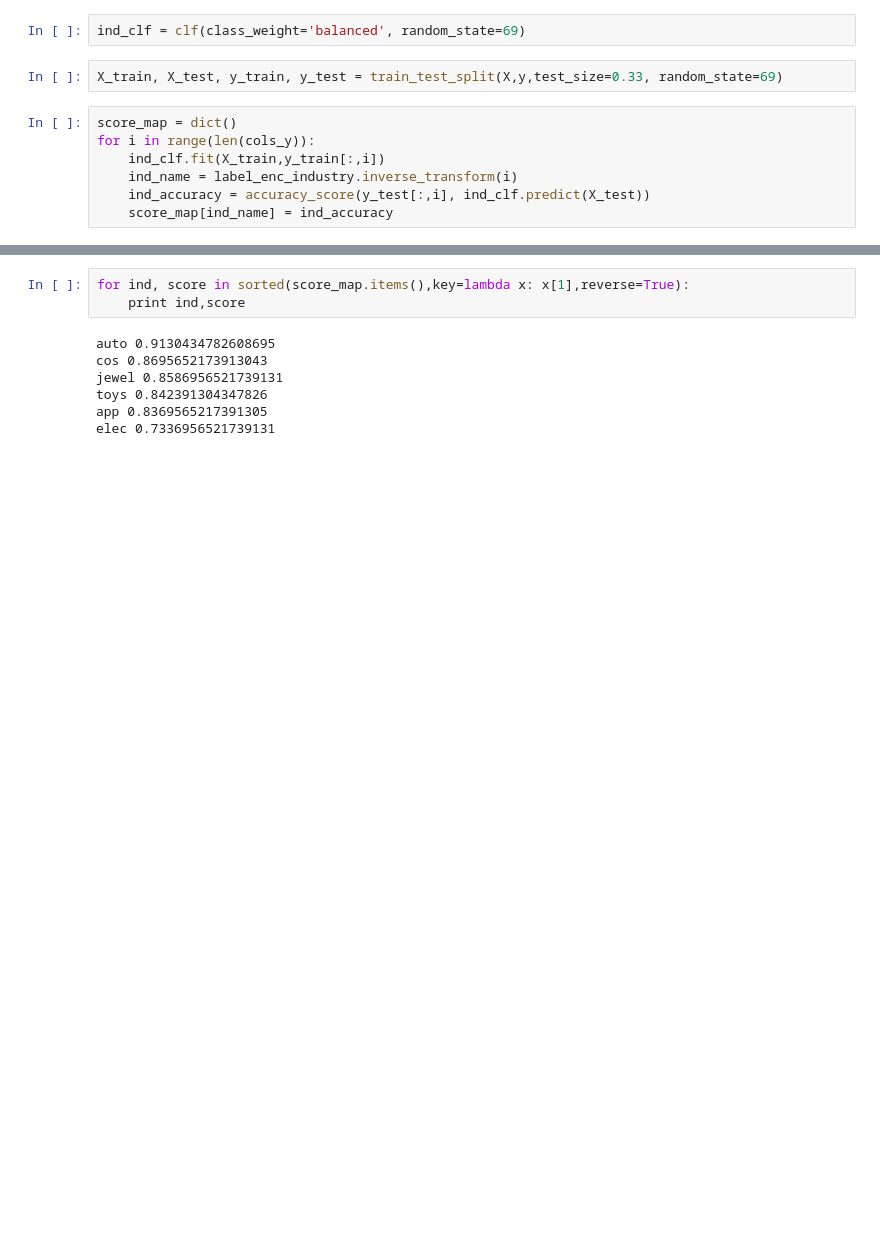
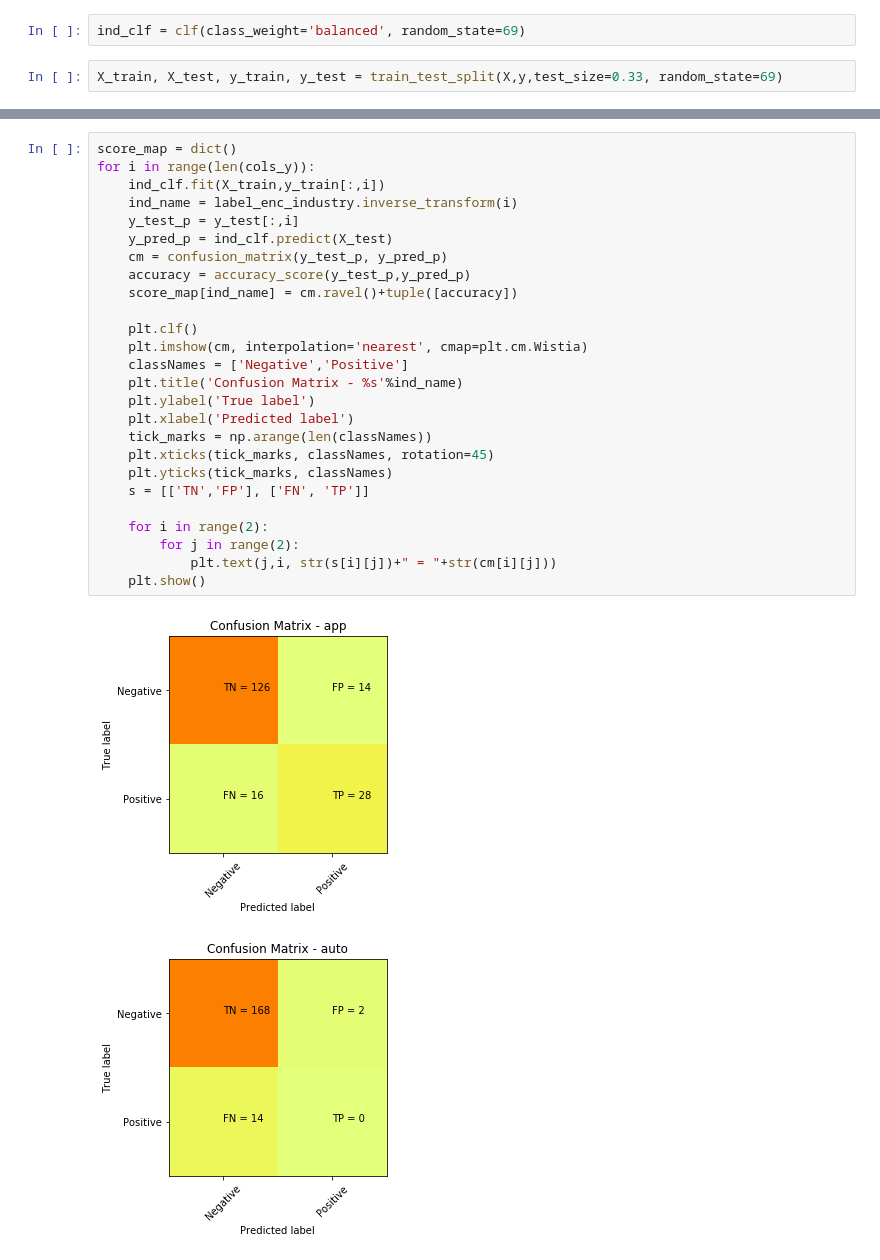
Before and after one commit to menikhilpandey/AART, a Jupyter notebook: model.ipynb, the cells around one changed output, grey strips where cells are left out. Cells and saved outputs as stored; diff of their text form; blank space fills up the shorter version.

Commit message:
Included Confusion Matrix

```diff
--- a/model.ipynb
+++ b/model.ipynb
@@ -96,11 +96,4 @@ from sklearn.metrics import accuracy_score
 ind_clf = clf(class_weight='balanced', random_state=69)
 # %%
 X_train, X_test, y_train, y_test = train_test_split(X,y,test_size=0.33, random_state=69)
-# %%
-score_map = dict()
-for i in range(len(cols_y)):
-    ind_clf.fit(X_train,y_train[:,i])
-    ind_name = label_enc_industry.inverse_transform(i)
-    ind_accuracy = accuracy_score(y_test[:,i], ind_clf.predict(X_test))
-    score_map[ind_name] = ind_accuracy
 # %% [markdown]
@@ -113,10 +107,29 @@ for i in range(len(cols_y)):
-# %%
-for ind, score in sorted(score_map.items(),key=lambda x: x[1],reverse=True):
-    print ind,score
-# %% [output]
-auto 0.9130434782608695
-cos 0.8695652173913043
-jewel 0.8586956521739131
-toys 0.842391304347826
-app 0.8369565217391305
-elec 0.7336956521739131
+# %%
+score_map = dict()
+for i in range(len(cols_y)):
+    ind_clf.fit(X_train,y_train[:,i])
+    ind_name = label_enc_industry.inverse_transform(i)
+    y_test_p = y_test[:,i]
+    y_pred_p = ind_clf.predict(X_test)
+    cm = confusion_matrix(y_test_p, y_pred_p)
+    accuracy = accuracy_score(y_test_p,y_pred_p)
+    score_map[ind_name] = cm.ravel()+tuple([accuracy])
+
+    plt.clf()
+    plt.imshow(cm, interpolation='nearest', cmap=plt.cm.Wistia)
+    classNames = ['Negative','Positive']
+    plt.title('Confusion Matrix - %s'%ind_name)
+    plt.ylabel('True label')
+    plt.xlabel('Predicted label')
+    tick_marks = np.arange(len(classNames))
+    plt.xticks(tick_marks, classNames, rotation=45)
+    plt.yticks(tick_marks, classNames)
+    s = [['TN','FP'], ['FN', 'TP']]
+
+    for i in range(2):
+        for j in range(2):
+            plt.text(j,i, str(s[i][j])+" = "+str(cm[i][j]))
+    plt.show()
+# %% [output]
+[figure, added]
+[figure, added]
```
Also changed, not shown: parts of 4 cells of this notebook.
